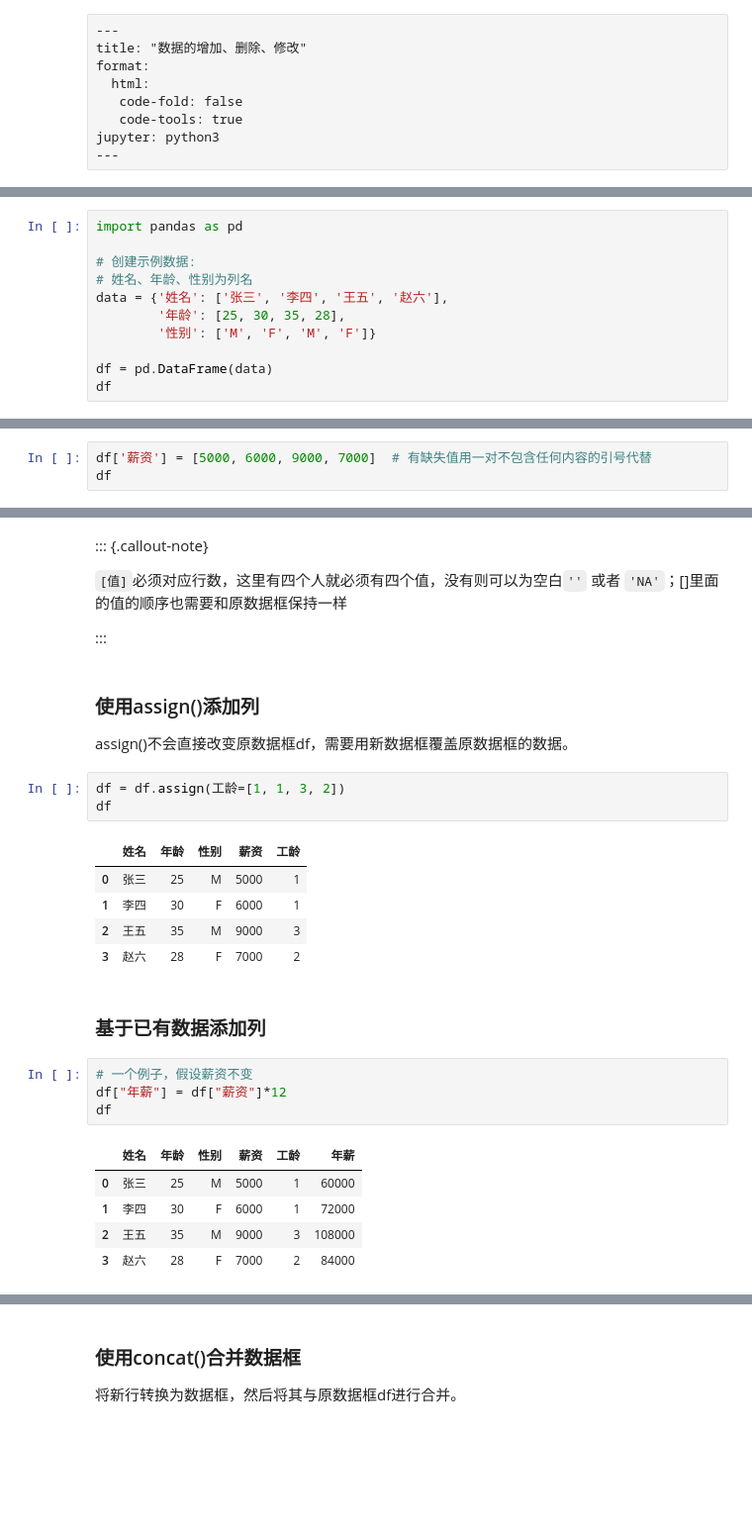
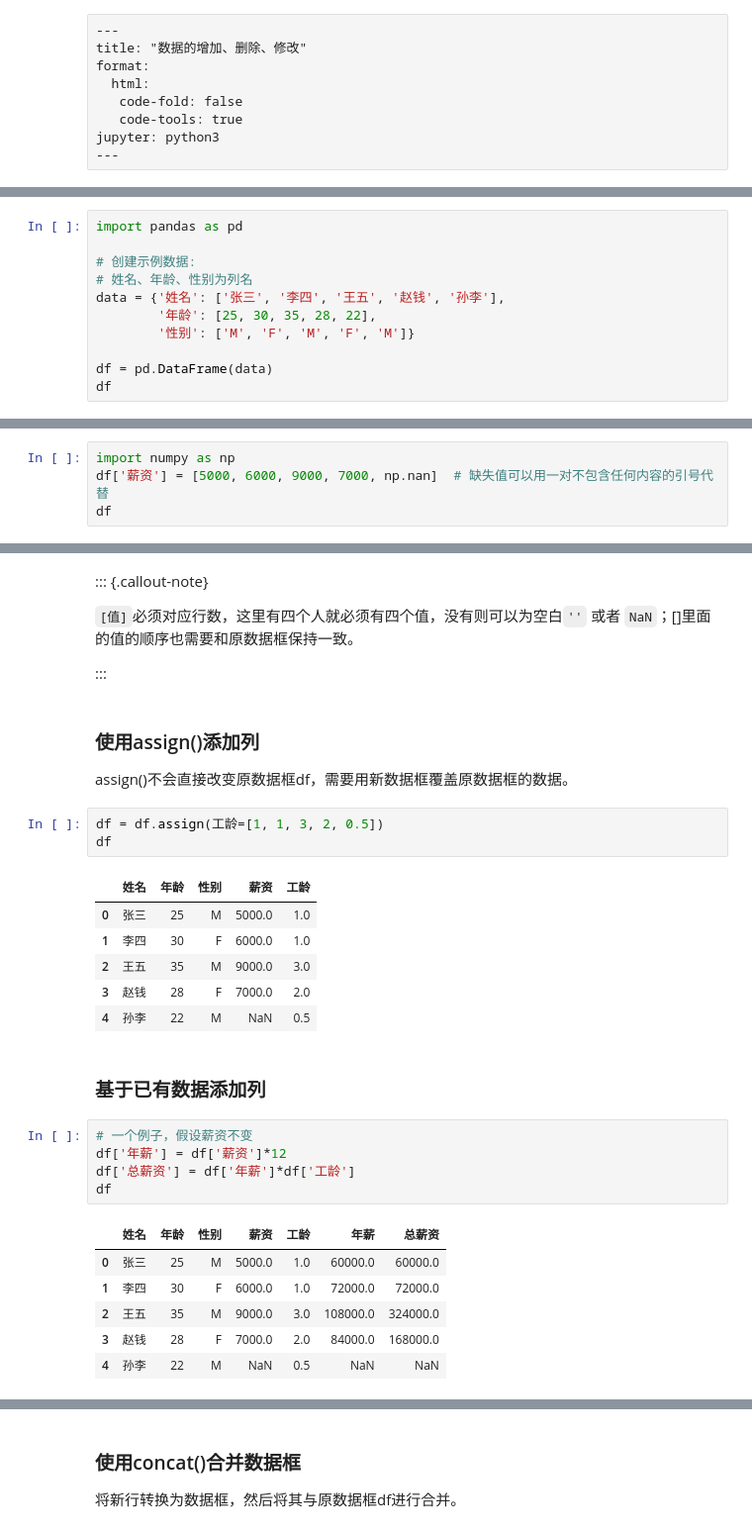
Before and after one commit to jackkkchen/python-book, a Jupyter notebook: 添加新列.ipynb, the cells around one changed output, grey strips where cells are left out. Shown at 99% size. Cells and saved outputs as stored; diff of their text form; blank space fills up the shorter version.

```diff
--- a/添加新列.ipynb
+++ b/添加新列.ipynb
@@ -16,9 +16,9 @@ import pandas as pd
 
 # 创建示例数据:
 # 姓名、年龄、性别为列名
-data = {'姓名': ['张三', '李四', '王五', '赵六'],
-        '年龄': [25, 30, 35, 28],
-        '性别': ['M', 'F', 'M', 'F']}
+data = {'姓名': ['张三', '李四', '王五', '赵钱', '孙李'],
+        '年龄': [25, 30, 35, 28, 22],
+        '性别': ['M', 'F', 'M', 'F', 'M']}
 
 df = pd.DataFrame(data)
 df
@@ -35,7 +36,8 @@ df
 
 ### 直接对数据框df添加列
 # %%
-df['薪资'] = [5000, 6000, 9000, 7000]  # 有缺失值用一对不包含任何内容的引号代替
+import numpy as np
+df['薪资'] = [5000, 6000, 9000, 7000, np.nan]  # 缺失值可以用一对不包含任何内容的引号代替
 df
 # %% [output]
 |  | 姓名 | 年龄 | 性别 | 薪资 |
@@ -46,7 +49,7 @@ df
 # %% [markdown]
 ::: {.callout-note}
 
-`[值]`必须对应行数，这里有四个人就必须有四个值，没有则可以为空白`''` 或者 `'NA'`；[]里面的值的顺序也需要和原数据框保持一样
+`[值]`必须对应行数，这里有四个人就必须有四个值，没有则可以为空白`''` 或者 `NaN`；[]里面的值的顺序也需要和原数据框保持一致。
 
 :::
 # %% [markdown]
@@ -54,23 +57,26 @@ df
 
 assign()不会直接改变原数据框df，需要用新数据框覆盖原数据框的数据。
 # %%
-df = df.assign(工龄=[1, 1, 3, 2])
+df = df.assign(工龄=[1, 1, 3, 2, 0.5])
 df
 # %% [output]
 |  | 姓名 | 年龄 | 性别 | 薪资 | 工龄 |
-| 0 | 张三 | 25 | M | 5000 | 1 |
-| 1 | 李四 | 30 | F | 6000 | 1 |
-| 2 | 王五 | 35 | M | 9000 | 3 |
-| 3 | 赵六 | 28 | F | 7000 | 2 |
+| 0 | 张三 | 25 | M | 5000.0 | 1.0 |
+| 1 | 李四 | 30 | F | 6000.0 | 1.0 |
+| 2 | 王五 | 35 | M | 9000.0 | 3.0 |
+| 3 | 赵钱 | 28 | F | 7000.0 | 2.0 |
+| 4 | 孙李 | 22 | M | NaN | 0.5 |
 # %% [markdown]
 ### 基于已有数据添加列
 # %%
 # 一个例子，假设薪资不变
-df["年薪"] = df["薪资"]*12
+df['年薪'] = df['薪资']*12
+df['总薪资'] = df['年薪']*df['工龄']
 df
 # %% [output]
-|  | 姓名 | 年龄 | 性别 | 薪资 | 工龄 | 年薪 |
-| 0 | 张三 | 25 | M | 5000 | 1 | 60000 |
-| 1 | 李四 | 30 | F | 6000 | 1 | 72000 |
-| 2 | 王五 | 35 | M | 9000 | 3 | 108000 |
-| 3 | 赵六 | 28 | F | 7000 | 2 | 84000 |
+|  | 姓名 | 年龄 | 性别 | 薪资 | 工龄 | 年薪 | 总薪资 |
+| 0 | 张三 | 25 | M | 5000.0 | 1.0 | 60000.0 | 60000.0 |
+| 1 | 李四 | 30 | F | 6000.0 | 1.0 | 72000.0 | 72000.0 |
+| 2 | 王五 | 35 | M | 9000.0 | 3.0 | 108000.0 | 324000.0 |
+| 3 | 赵钱 | 28 | F | 7000.0 | 2.0 | 84000.0 | 168000.0 |
+| 4 | 孙李 | 22 | M | NaN | 0.5 | NaN | NaN |
```
Also changed, not shown: parts of 24 cells of this notebook, 1 other file.
